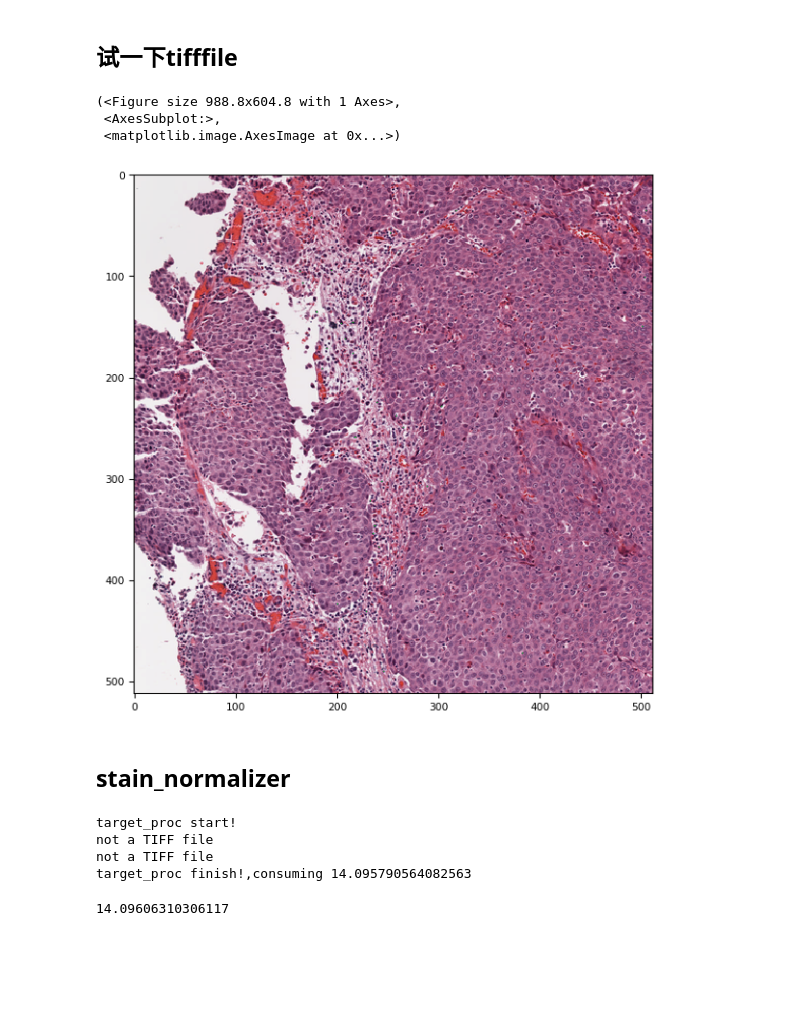
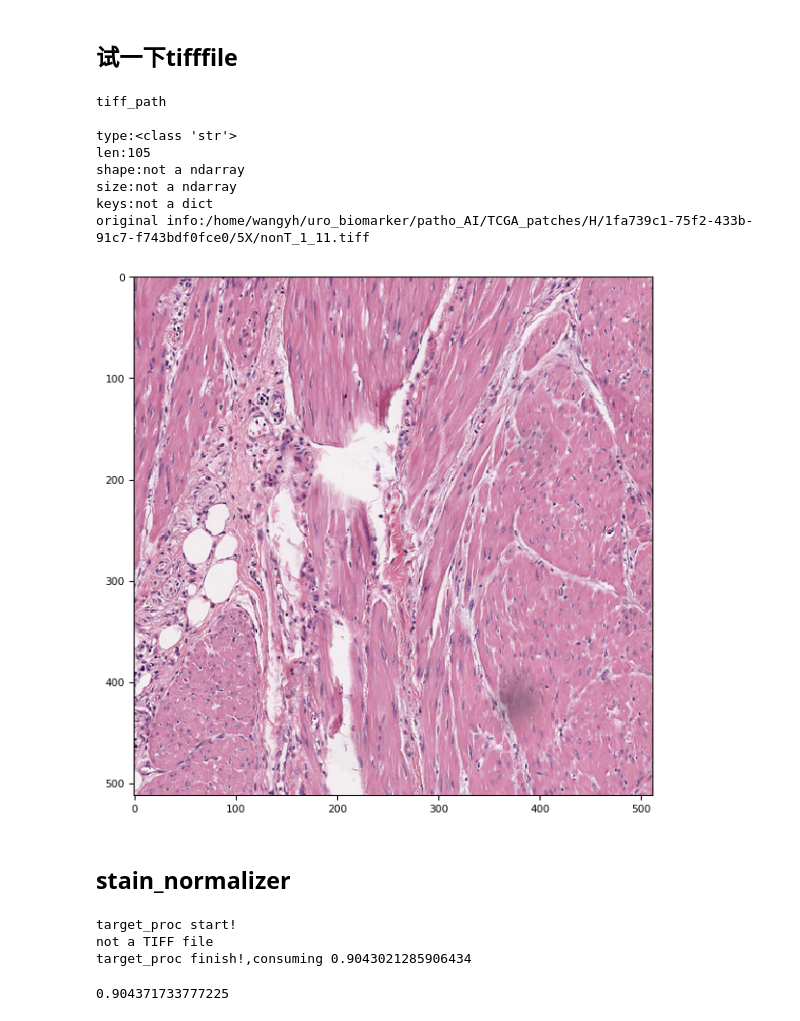
Before and after one commit to wangyh97/patho_AI, a Jupyter notebook: testing program.ipynb, the cells around one changed output. Drawn from its saved outputs; the diff is of its cells as text; code cells hidden in the pictures; blank space fills up the shorter version.

```diff
--- a/testing program.ipynb
+++ b/testing program.ipynb
@@ -508,13 +559,19 @@ NameError: name 'tumor_XOR' is not defined
 ## 试一下tifffile
 # %%
 # os.getcwd()
-tiff = tif.imread('/home/wangyh/uro_biomarker/test_patches/wangyh/test_data/TCGA-XF-A9T5-01Z-00-DX1/14/1_1.tiff')
-tif.imshow(tiff)
+path = '/home/wangyh/uro_biomarker/patho_AI/TCGA_patches/H/1fa739c1-75f2-433b-91c7-f743bdf0fce0/5X/'
+files = glob.glob(path + 'nonT*.tiff')
+tiff_checker(files[9])
 # %% [output]
-(<Figure size 988.8x604.8 with 1 Axes>,
- <AxesSubplot:>,
- <matplotlib.image.AxesImage at 0x...>)
+tiff_path
+
+type:<class 'str'>
+len:105
+shape:not a ndarray
+size:not a ndarray
+keys:not a dict
+original info:/home/wangyh/uro_biomarker/patho_AI/TCGA_patches/H/1fa739c1-75f2-433b-91c7-f743bdf0fce0/5X/nonT_1_11.tiff
-[figure, old version]
+[figure, new version]
 # %% [markdown]
 ## stain_normalizer
 # %%
@@ -532,15 +595,14 @@ timer = Timer('target_proc')
 template_paths = [i for i in gen_normal_size(glob.glob('/mnt/wangyh/TCGA_patches/H/0f5b4de3-f7ed-4439-bf2d-621d0af6a2a3/5X/*.tiff'))]
 template_files = tif.TiffSequence(template_paths[:100]).asarray()
 timer.tic()
-target_paths = [i for i in gen_normal_size(glob.glob('/mnt/wangyh/TCGA_patches/H/1*/5X/*.tiff'))]
+target_paths = [i for i in gen_normal_size(glob.glob('/mnt/wangyh/TCGA_patches/H/1*/5X/nonT*.tiff'))]
 target_tiles = tif.imread(target_paths)
 timer.toc()
 # %% [output]
 target_proc start!
 not a TIFF file
-not a TIFF file
-target_proc finish!,consuming 14.095790564082563
+target_proc finish!,consuming 0.9043021285906434
-14.09606310306117
+0.904371733777225
 # %%
 normalizer = Normalizer()
 timer_fit = Timer('fit')
```
Also changed, not shown: parts of 11 cells of this notebook, 12 other files.
